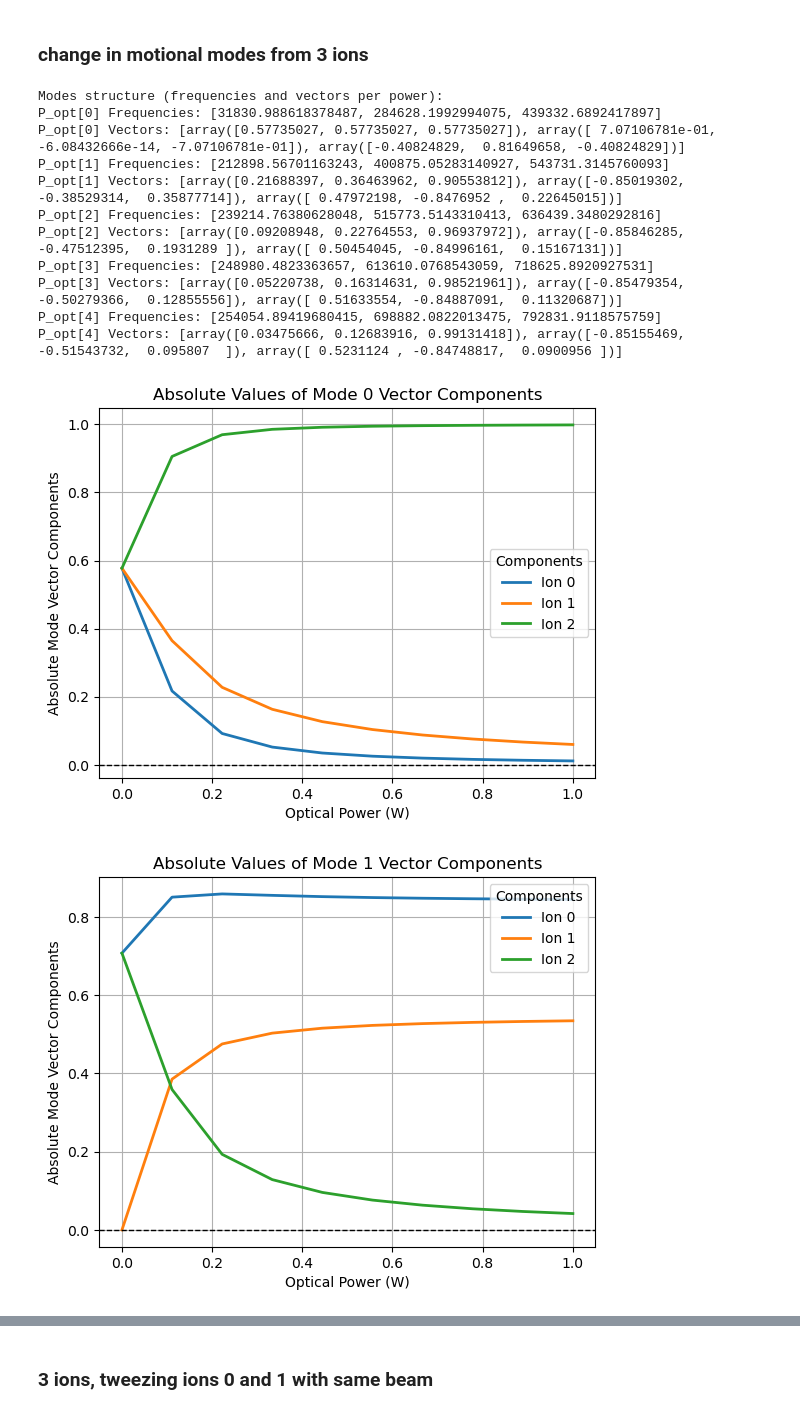
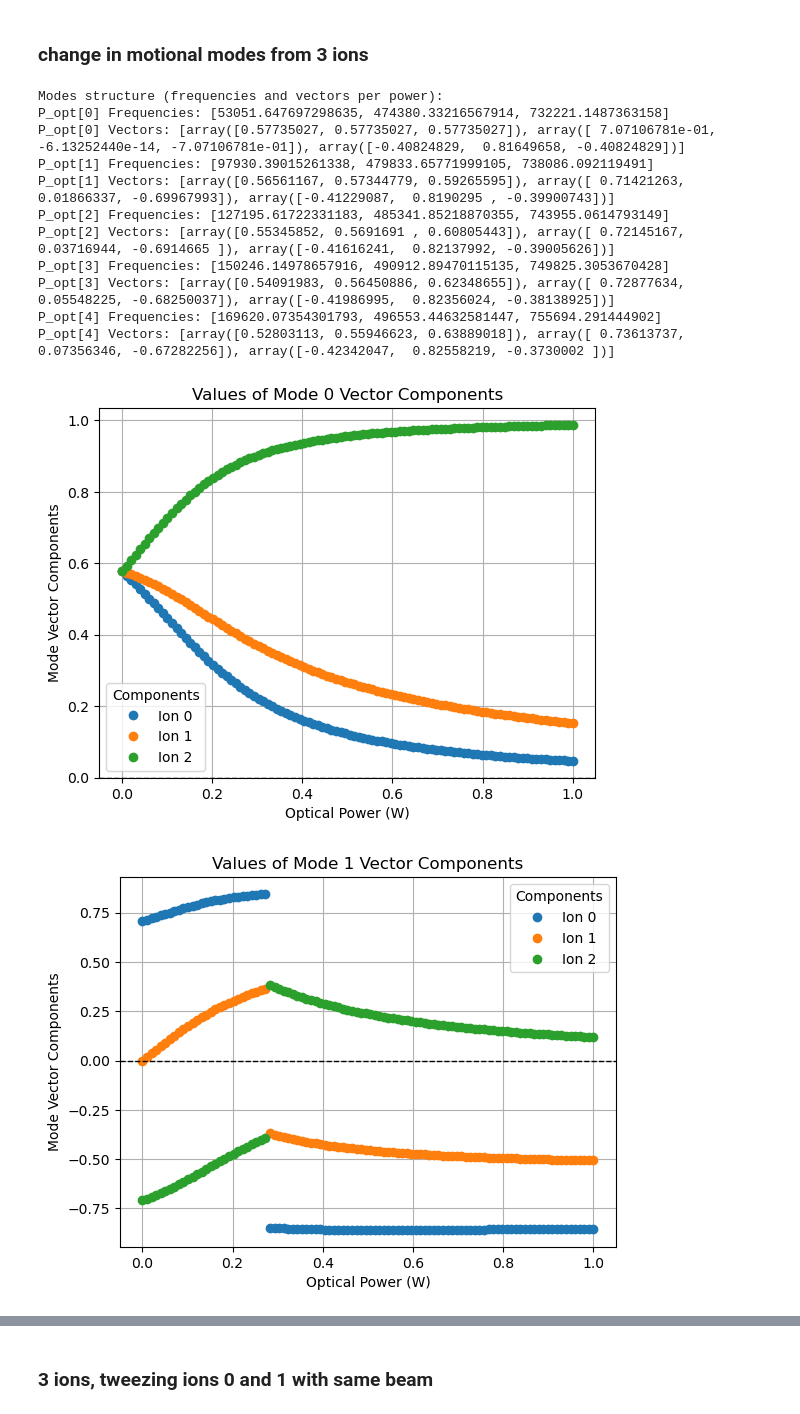
Before and after one commit to SQRLab/BladeRunner, a Jupyter notebook: Tweezers/TweezerFigures.ipynb, the cells around one changed output, grey strips where cells are left out. Cells and saved outputs as stored; diff of their text form; code cells hidden in the pictures.

```diff
--- a/Tweezers/TweezerFigures.ipynb
+++ b/Tweezers/TweezerFigures.ipynb
@@ -415,11 +368,12 @@ IndexError: index 1 is out of bounds for axis 0 with size 1
 # %% [markdown]
 ### change in motional modes from 3 ions
 # %%
-P_opt = np.linspace(0,1,10) #going from 0 to 10 W
+P_opt = np.linspace(0,1,100) #going from 0 to 1 W
 w_rf_r =1* 1e6
-w_rf_a = w_rf_r / 5
+w_rf_a = w_rf_r / 3
 omega_rf_axial = w_rf_a * 2 * pi
 displacement = 1e-9
+beam_waist_fixed =1e-6
 
 #print(P_opt)
 N = 3
@@ -456,35 +410,36 @@ for idx, mode_entry in enumerate(Modes[:5]):  # Display the first 5 power entrie
     print(f"P_opt[{idx}] Vectors: {mode_entry['vectors']}")
 # %% [output]
 Modes structure (frequencies and vectors per power):
-P_opt[0] Frequencies: [31830.988618378487, 284628.1992994075, 439332.6892417897]
-P_opt[0] Vectors: [array([0.57735027, 0.57735027, 0.57735027]), array([ 7.07106781e-01, -6.08432666e-14, -7.07106781e-01]), array([-0.40824829,  0.81649658, -0.40824829])]
-P_opt[1] Frequencies: [212898.56701163243, 400875.05283140927, 543731.3145760093]
-P_opt[1] Vectors: [array([0.21688397, 0.36463962, 0.90553812]), array([-0.85019302, -0.38529314,  0.35877714]), array([ 0.47972198, -0.8476952 ,  0.22645015])]
-P_opt[2] Frequencies: [239214.76380628048, 515773.5143310413, 636439.3480292816]
-P_opt[2] Vectors: [array([0.09208948, 0.22764553, 0.96937972]), array([-0.85846285, -0.47512395,  0.1931289 ]), array([ 0.50454045, -0.84996161,  0.15167131])]
-P_opt[3] Frequencies: [248980.4823363657, 613610.0768543059, 718625.8920927531]
-P_opt[3] Vectors: [array([0.05220738, 0.16314631, 0.98521961]), array([-0.85479354, -0.50279366,  0.12855556]), array([ 0.51633554, -0.84887091,  0.11320687])]
-P_opt[4] Frequencies: [254054.89419680415, 698882.0822013475, 792831.9118575759]
-P_opt[4] Vectors: [array([0.03475666, 0.12683916, 0.99131418]), array([-0.85155469, -0.51543732,  0.095807  ]), array([ 0.5231124 , -0.84748817,  0.0900956 ])]
+P_opt[0] Frequencies: [53051.647697298635, 474380.33216567914, 732221.1487363158]
+P_opt[0] Vectors: [array([0.57735027, 0.57735027, 0.57735027]), array([ 7.07106781e-01, -6.13252440e-14, -7.07106781e-01]), array([-0.40824829,  0.81649658, -0.40824829])]
+P_opt[1] Frequencies: [97930.39015261338, 479833.65771999105, 738086.092119491]
+P_opt[1] Vectors: [array([0.56561167, 0.57344779, 0.59265595]), array([ 0.71421263,  0.01866337, -0.69967993]), array([-0.41229087,  0.8190295 , -0.39900743])]
+P_opt[2] Frequencies: [127195.61722331183, 485341.85218870355, 743955.0614793149]
+P_opt[2] Vectors: [array([0.55345852, 0.5691691 , 0.60805443]), array([ 0.72145167,  0.03716944, -0.6914665 ]), array([-0.41616241,  0.82137992, -0.39005626])]
+P_opt[3] Frequencies: [150246.14978657916, 490912.89470115135, 749825.3053670428]
+P_opt[3] Vectors: [array([0.54091983, 0.56450886, 0.62348655]), array([ 0.72877634,  0.05548225, -0.68250037]), array([-0.41986995,  0.82356024, -0.38138925])]
+P_opt[4] Frequencies: [169620.07354301793, 496553.44632581447, 755694.291444902]
+P_opt[4] Vectors: [array([0.52803113, 0.55946623, 0.63889018]), array([ 0.73613737,  0.07356346, -0.67282256]), array([-0.42342047,  0.82558219, -0.3730002 ])]
 # %%
 for mode_index in range(N):  # Modes are indexed from 0 to N-1
     # Extract the vector components for the current mode across all powers
     vector_components = [mode_entry['vectors'][mode_index] for mode_entry in Modes]
 
     plt.figure()  # Create a new figure for each mode
     for component_index in range(len(vector_components[0])):  # Each vector has multiple components
         # Compute the absolute value of the component across all powers
-        component_values = [np.abs(vec[component_index]) for vec in vector_components]
-        plt.plot(P_opt, component_values, label=f'Ion {component_index}', linewidth=2)
+        component_values = [vec[component_index] for vec in vector_components]
+        plt.plot(P_opt, component_values, 'o',label=f'Ion {component_index}', linewidth=2)
 
     # Customize each plot
     plt.xlabel('Optical Power (W)')
-    plt.ylabel('Absolute Mode Vector Components')
-    plt.title(f'Absolute Values of Mode {mode_index} Vector Components')
+    plt.ylabel('Mode Vector Components')
+    plt.title(f'Values of Mode {mode_index} Vector Components')
+    #plt.xlim(0.2,0.4)
     plt.legend(title='Components')
     plt.axhline(0, color='black', linestyle='--', linewidth=1)  # Add a horizontal line at y=0
     plt.grid(True)
     plt.show()
 # %% [output]
-[figure, old version]
+[figure, new version]
-[figure, old version]
+[figure, new version]
```
Also changed, not shown: parts of 12 cells of this notebook, 3 other files.
